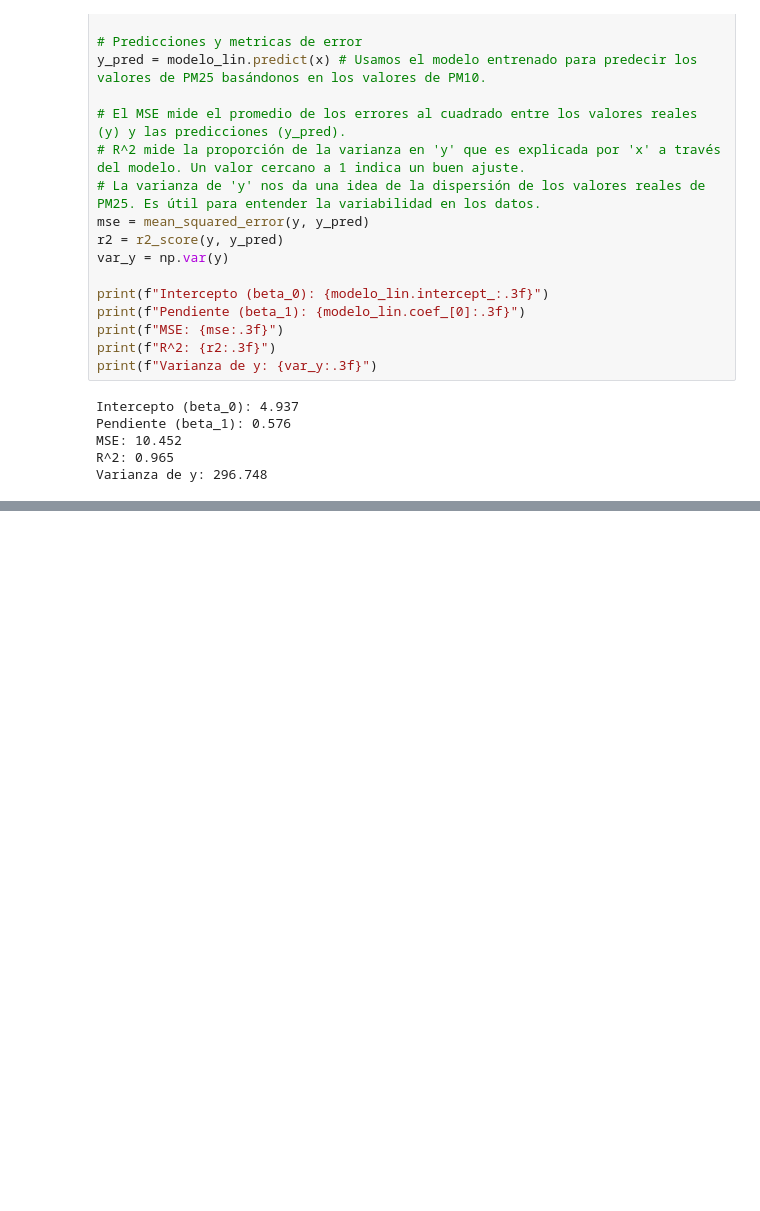
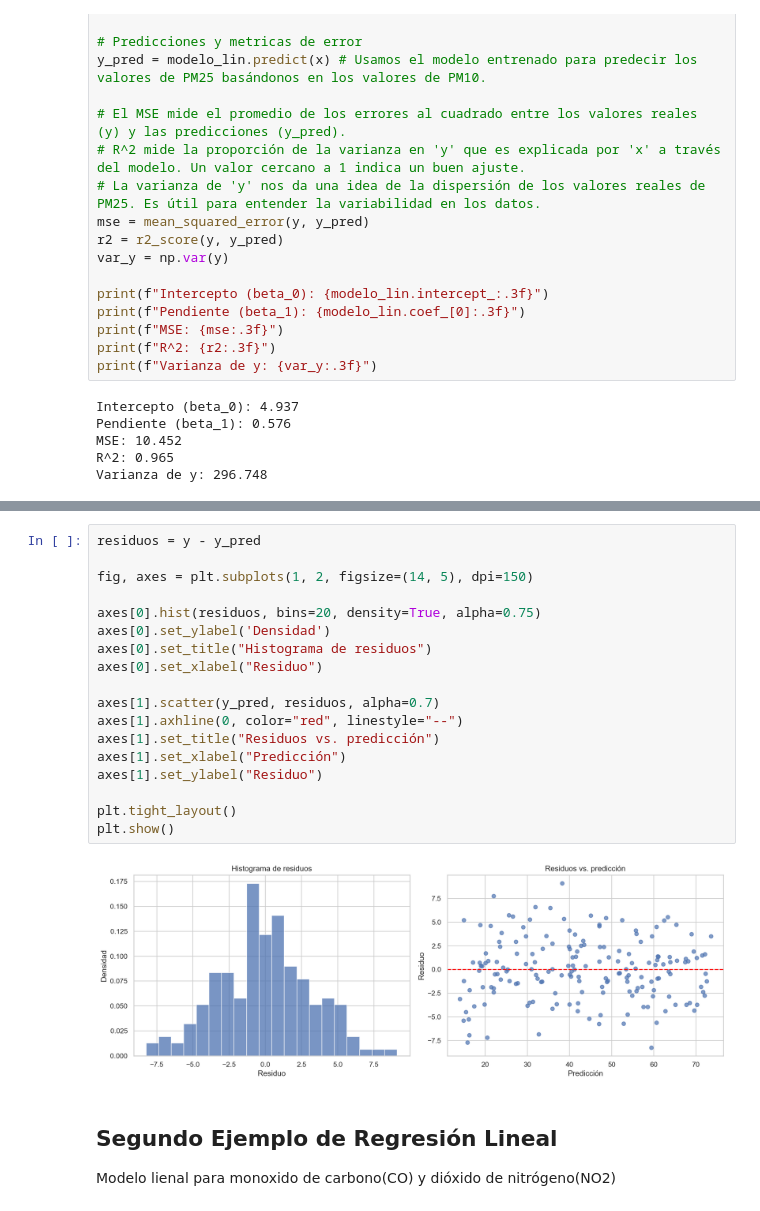
Before and after one commit to DanyQJ/Servicio_social, a Jupyter notebook: notebooks/005_Introduccion_al_Machine__learning.ipynb, the cells around one changed output, grey strips where cells are left out. Saved outputs shown, nothing was run; the diff lists cells and outputs as text; blank space fills up the shorter version.

```diff
--- a/notebooks/005_Introduccion_al_Machine__learning.ipynb
+++ b/notebooks/005_Introduccion_al_Machine__learning.ipynb
@@ -286,0 +316,23 @@ plt.show()
+# %%
+residuos = y - y_pred
+
+fig, axes = plt.subplots(1, 2, figsize=(14, 5), dpi=150)
+
+axes[0].hist(residuos, bins=20, density=True, alpha=0.75)
+axes[0].set_ylabel('Densidad')
+axes[0].set_title("Histograma de residuos")
+axes[0].set_xlabel("Residuo")
+
+axes[1].scatter(y_pred, residuos, alpha=0.7)
+axes[1].axhline(0, color="red", linestyle="--")
+axes[1].set_title("Residuos vs. predicción")
+axes[1].set_xlabel("Predicción")
+axes[1].set_ylabel("Residuo")
+
+plt.tight_layout()
+plt.show()
+# %% [output]
+[figure, added]
+# %% [markdown]
+## Segundo Ejemplo de Regresión Lineal
+Modelo lienal para monoxido de carbono(CO) y dióxido de nitrógeno(NO2)
```
Also changed, not shown: parts of 31 cells of this notebook.
